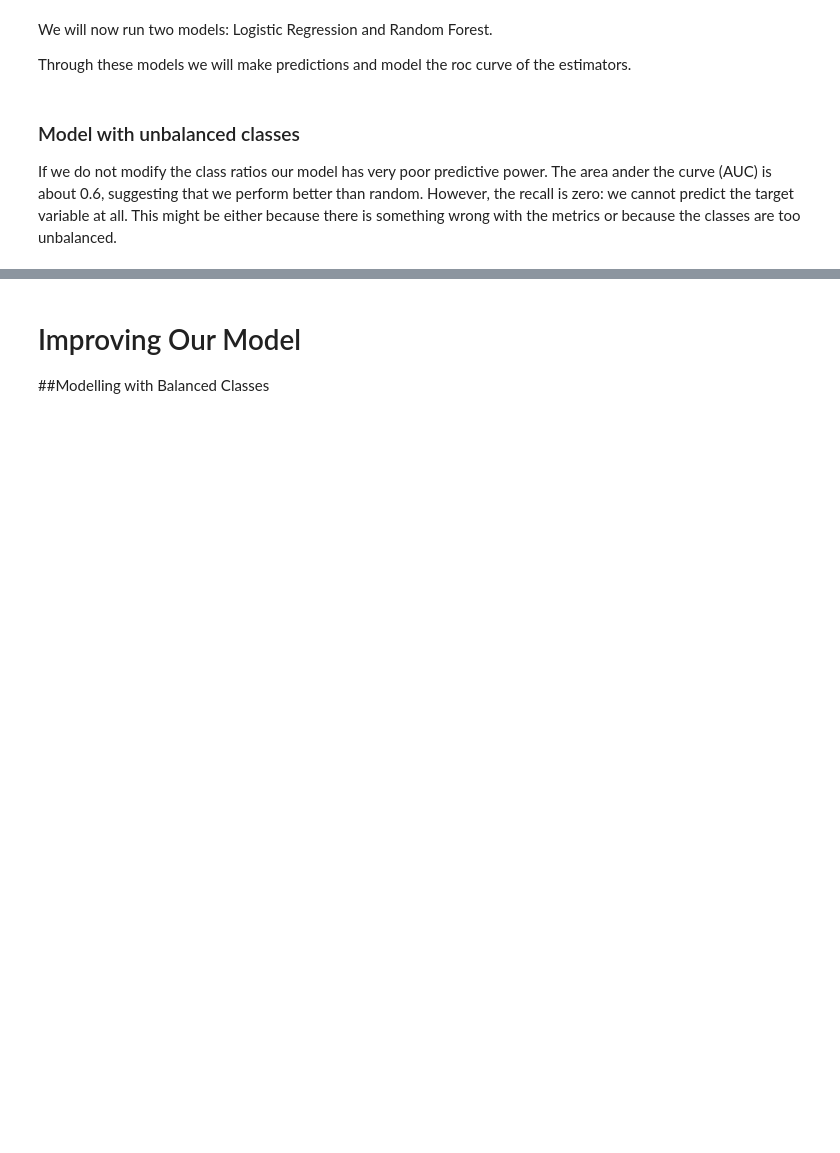
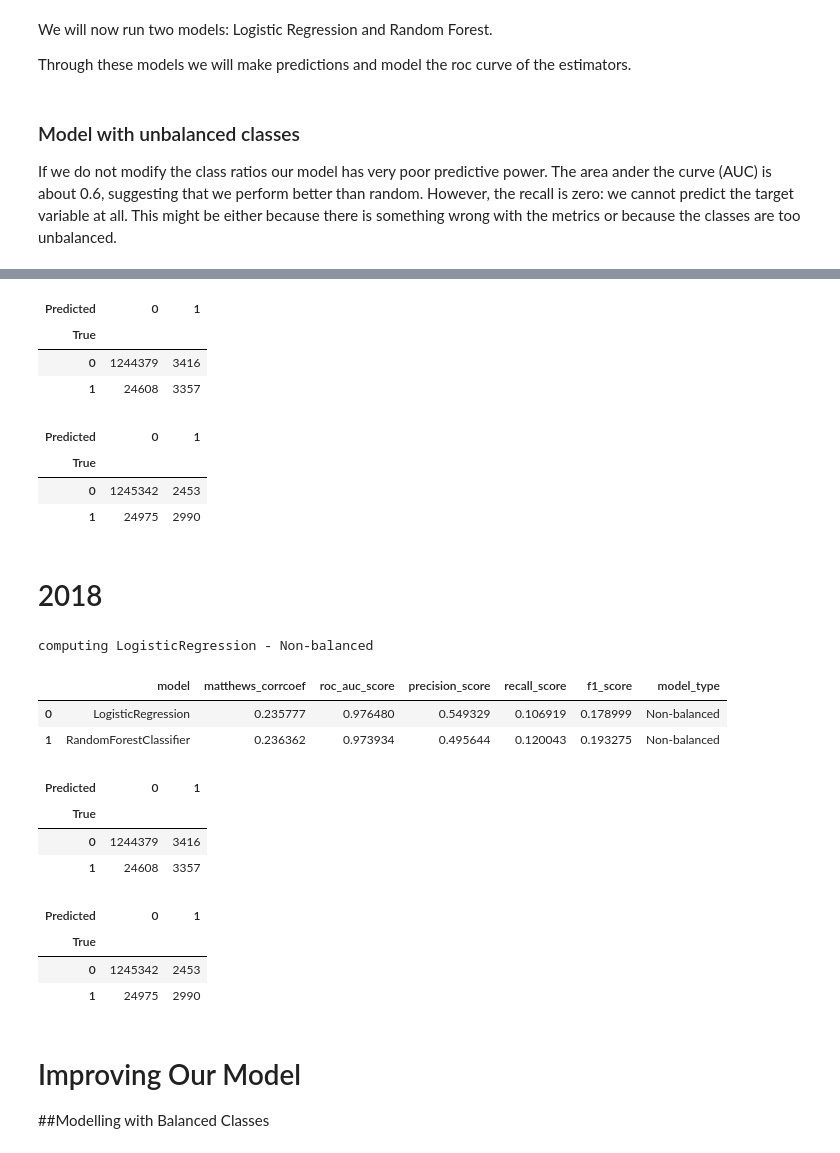
Before and after one commit to adamcoop9889/loan_defaults, a Jupyter notebook: loan_defaults.ipynb, the cells around one changed output, grey strips where cells are left out. Cells and saved outputs as stored; diff of their text form; code cells hidden in the pictures; blank space fills up the shorter version.

```diff
--- a/loan_defaults.ipynb
+++ b/loan_defaults.ipynb
@@ -1101,3 +1266,55 @@ conf_matrix['RandomForestClassifier'] #the confidence matrix for random forest
+# %%
+conf_matrix['RandomForestClassifier'] #the confidence matrix for random forest
+# %% [output]
+| Predicted | 0 | 1 |
+| True |  |  |
+| 0 | 1244379 | 3416 |
+| 1 | 24608 | 3357 |
+# %%
+conf_matrix['LogisticRegression'] #the confidence matrix for logistic regression
+# %% [output]
+| Predicted | 0 | 1 |
+| True |  |  |
+| 0 | 1245342 | 2453 |
+| 1 | 24975 | 2990 |
+# %% [markdown]
+# 2018
+# %%
+#mpl.rc("savefig", dpi=300)
+
+X_train, X_test, y_train, y_test = train_test_split(X_scaled, y.values, test_size=0.4, random_state=0)
+#feed training and testing data into train_test_split
+#test size is 40%, making training set 60%
+#If int, random_state is the seed used by the random number generator;
+#A random seed (or seed state, or just seed) is a number (or vector)
+#used to initialize a pseudorandom number generator and set initial value
+#random_state is 0
+
+models_report, conf_matrix = run_models(X_train, y_train, X_test, y_test, model_type = 'Non-balanced')
+#now focus on models report and confidence matrix
+#run models using data set and non balanced, outputs will be assigned to output report and matrix
+# %% [output]
+computing LogisticRegression - Non-balanced
+# %%
+models_report #now to get a report of the models
+# %% [output]
+|  | model | matthews_corrcoef | roc_auc_score | precision_score | recall_score | f1_score | model_type |
+| 0 | LogisticRegression | 0.235777 | 0.976480 | 0.549329 | 0.106919 | 0.178999 | Non-balanced |
+| 1 | RandomForestClassifier | 0.236362 | 0.973934 | 0.495644 | 0.120043 | 0.193275 | Non-balanced |
+# %%
+conf_matrix['RandomForestClassifier'] #the confidence matrix for random forest
+# %% [output]
+| Predicted | 0 | 1 |
+| True |  |  |
+| 0 | 1244379 | 3416 |
+| 1 | 24608 | 3357 |
+# %%
+conf_matrix['LogisticRegression'] #the confidence matrix for logistic regression
+# %% [output]
+| Predicted | 0 | 1 |
+| True |  |  |
+| 0 | 1245342 | 2453 |
+| 1 | 24975 | 2990 |
 # %% [markdown]
 # Improving Our Model
 ##Modelling with Balanced Classes
```
Also changed, not shown: parts of 78 cells of this notebook.
